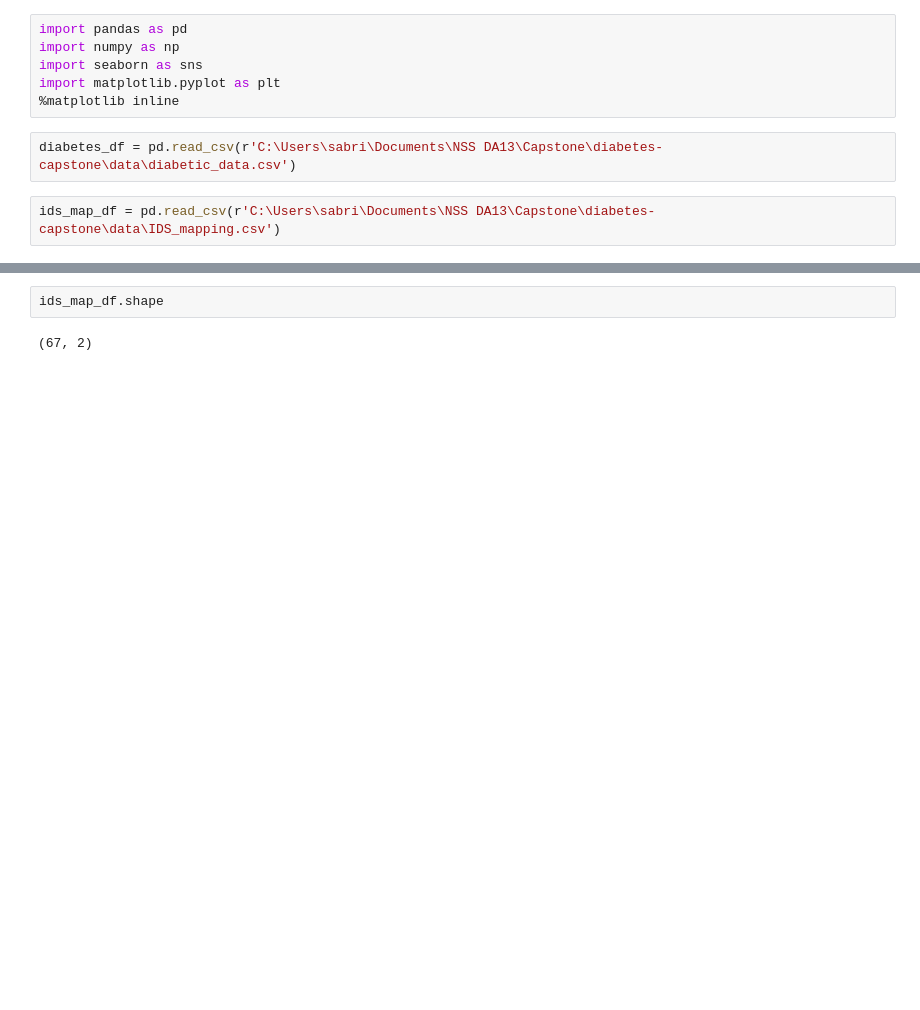
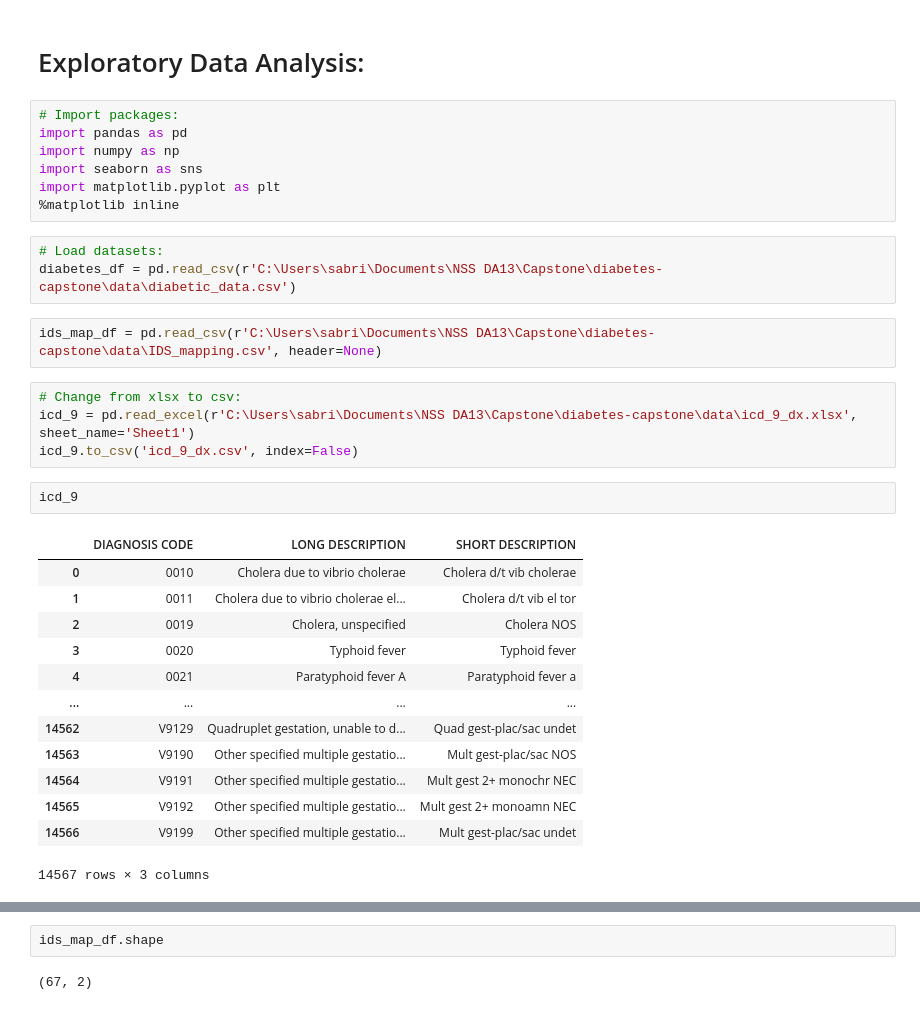
Before and after one commit to tosabrina/diabetes-capstone, a Jupyter notebook: notebook/diabetes_capstone.ipynb, the cells around one changed output, grey strips where cells are left out. Saved outputs shown, nothing was run; the diff lists cells and outputs as text; blank space fills up the shorter version.

Commit message:
prep_for_merge_and_name_change

```diff
--- a/notebook/diabetes_eda.ipynb
+++ b/notebook/diabetes_capstone.ipynb
@@ -1,13 +1,37 @@
+# %% [markdown]
+# Exploratory Data Analysis:
 # %%
+# Import packages:
 import pandas as pd
 import numpy as np
 import seaborn as sns
 import matplotlib.pyplot as plt
 %matplotlib inline
 # %%
+# Load datasets:
 diabetes_df = pd.read_csv(r'C:\Users\sabri\Documents\NSS DA13\Capstone\diabetes-capstone\data\diabetic_data.csv')
 # %%
-ids_map_df = pd.read_csv(r'C:\Users\sabri\Documents\NSS DA13\Capstone\diabetes-capstone\data\IDS_mapping.csv')
+ids_map_df = pd.read_csv(r'C:\Users\sabri\Documents\NSS DA13\Capstone\diabetes-capstone\data\IDS_mapping.csv', header=None)
+# %%
+# Change from xlsx to csv:
+icd_9 = pd.read_excel(r'C:\Users\sabri\Documents\NSS DA13\Capstone\diabetes-capstone\data\icd_9_dx.xlsx', sheet_name='Sheet1')
+icd_9.to_csv('icd_9_dx.csv', index=False)
+# %%
+icd_9
+# %% [output]
+|  | DIAGNOSIS CODE | LONG DESCRIPTION | SHORT DESCRIPTION |
+| 0 | 0010 | Cholera due to vibrio cholerae | Cholera d/t vib cholerae |
+| 1 | 0011 | Cholera due to vibrio cholerae el... | Cholera d/t vib el tor |
+| 2 | 0019 | Cholera, unspecified | Cholera NOS |
+| 3 | 0020 | Typhoid fever | Typhoid fever |
+| 4 | 0021 | Paratyphoid fever A | Paratyphoid fever a |
+| ... | ... | ... | ... |
+| 14562 | V9129 | Quadruplet gestation, unable to d... | Quad gest-plac/sac undet |
+| 14563 | V9190 | Other specified multiple gestatio... | Mult gest-plac/sac NOS |
+| 14564 | V9191 | Other specified multiple gestatio... | Mult gest 2+ monochr NEC |
+| 14565 | V9192 | Other specified multiple gestatio... | Mult gest 2+ monoamn NEC |
+| 14566 | V9199 | Other specified multiple gestatio... | Mult gest-plac/sac undet |
+14567 rows × 3 columns
 # %%
 ids_map_df
 # %% [output]
```
Also changed, not shown: parts of 9 cells of this notebook, 1 other file.
